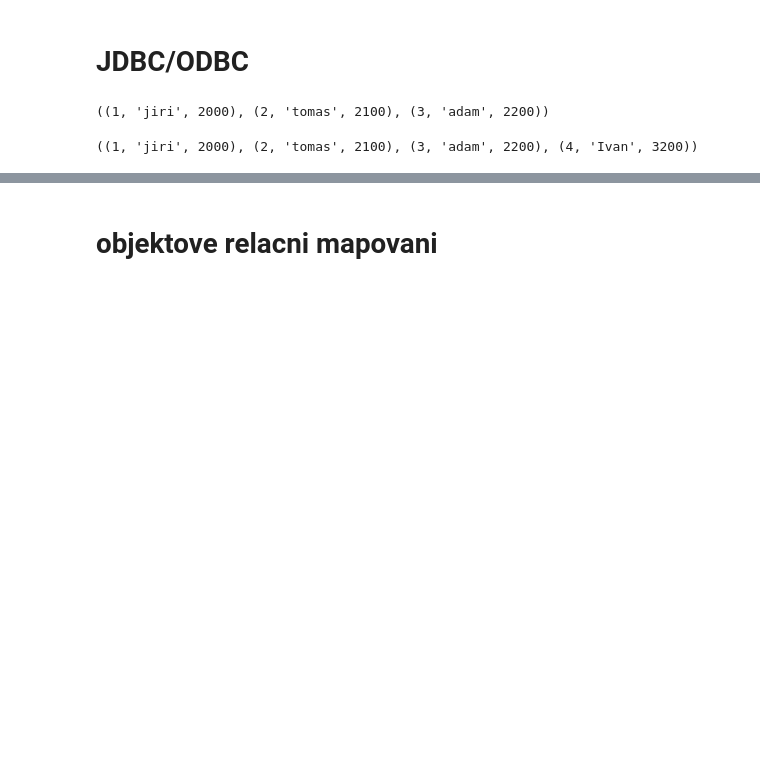
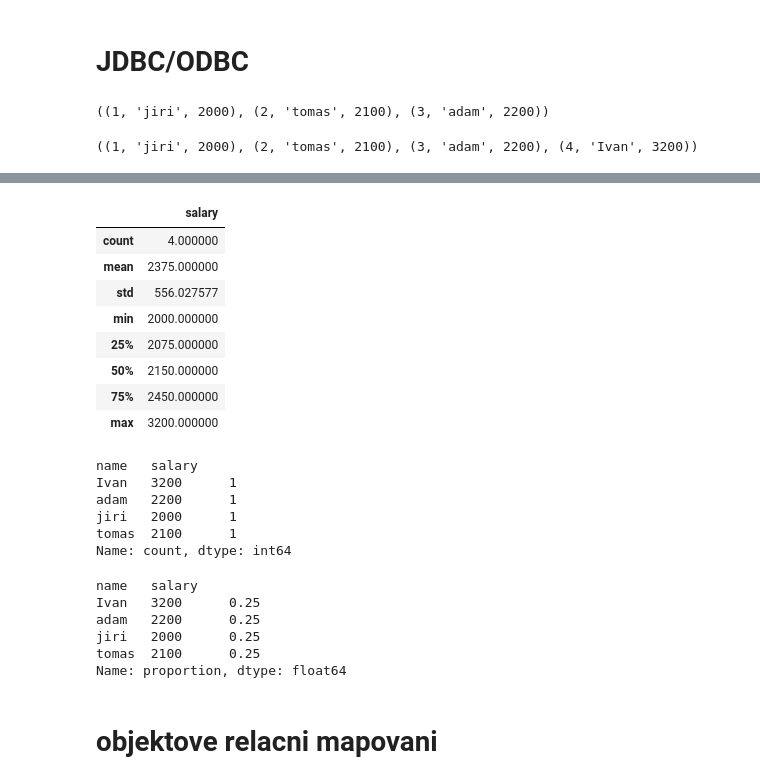
Before and after one commit to funkacer/Pyth3_2024, a Jupyter notebook: Day1/04_sql.ipynb, the cells around one changed output, grey strips where cells are left out. Cells and saved outputs as stored; diff of their text form; code cells hidden in the pictures; blank space fills up the shorter version.

```diff
--- a/Day1/04_sql.ipynb
+++ b/Day1/04_sql.ipynb
@@ -192,3 +311,33 @@ resp
+# %%
+df.describe()
+# %% [output]
+|  | salary |
+| count | 4.000000 |
+| mean | 2375.000000 |
+| std | 556.027577 |
+| min | 2000.000000 |
+| 25% | 2075.000000 |
+| 50% | 2150.000000 |
+| 75% | 2450.000000 |
+| max | 3200.000000 |
+# %%
+df.value_counts()
+# %% [output]
+name   salary
+Ivan   3200      1
+adam   2200      1
+jiri   2000      1
+tomas  2100      1
+Name: count, dtype: int64
+# %%
+df.value_counts(normalize=True)
+# %% [output]
+name   salary
+Ivan   3200      0.25
+adam   2200      0.25
+jiri   2000      0.25
+tomas  2100      0.25
+Name: proportion, dtype: float64
 # %% [markdown]
 # objektove relacni mapovani
 # %%
```
Also changed, not shown: parts of 31 cells of this notebook.
